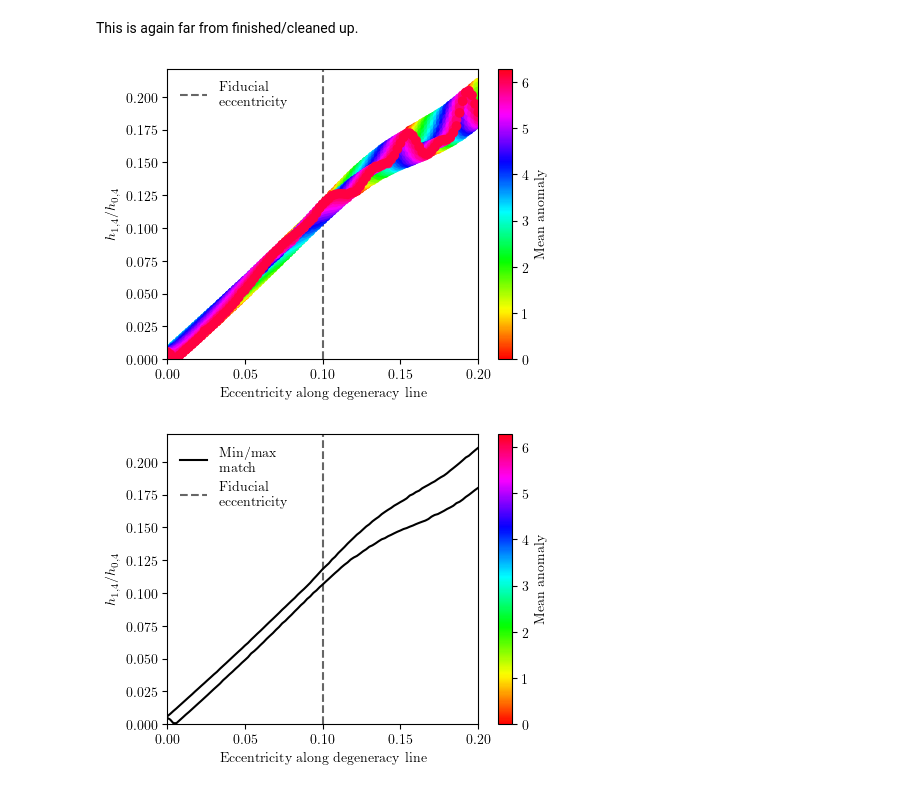
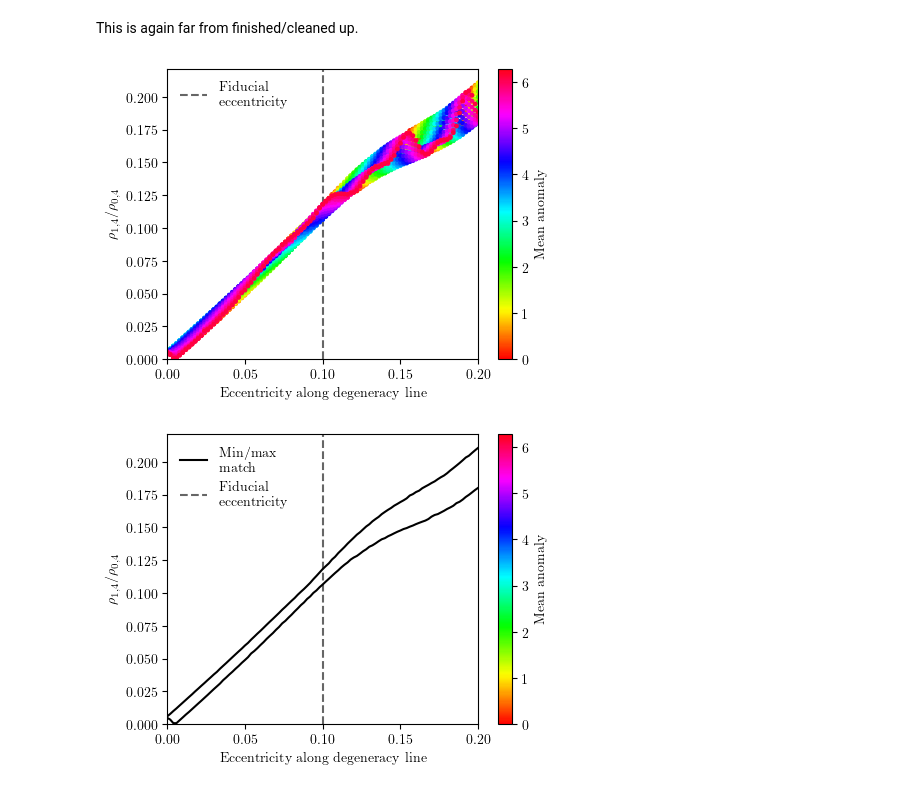
Before and after one commit to BenGPatterson/EccentricHarmonics, a Jupyter notebook: min_max_interp.ipynb, the cells around one changed output. Cells and saved outputs as stored; diff of their text form; code cells hidden in the pictures.

```diff
--- a/min_max_interp.ipynb
+++ b/min_max_interp.ipynb
@@ -19,21 +19,21 @@ param_vals=np.linspace(0,0.2,101)
 # %%
 # Plot individual points
 plt.figure(figsize=(0.75*6.4,0.75*4.8))
 MA_points = len(grid_data_20_30_5[30]['h2_h1'].T)
 for i, MA_line in enumerate(grid_data_20_30_5[30]['h2_h1'].T):
-    plt.scatter(param_vals, MA_line, c=np.full(len(MA_line), i*2*np.pi/MA_points), cmap='hsv', vmin=0, vmax=2*np.pi)
+    plt.scatter(param_vals, MA_line, c=np.full(len(MA_line), i*2*np.pi/MA_points), cmap='hsv', vmin=0, vmax=2*np.pi, s=6)
 plt.colorbar(label='Mean anomaly')
 plt.xlim(0, 0.2)
 plt.ylim(0,)
 ylims = plt.gca().get_ylim()
 plt.axvline(0.1, c='k', ls='dashed', alpha=0.6, label='Fiducial\neccentricity', zorder=-5)
 plt.legend(frameon=False)
 plt.xlabel('Eccentricity along degeneracy line')
-plt.ylabel('$h_{1,4}$/$h_{0,4}$')
+plt.ylabel(r'$\rho_{1,4} / \rho_{0,4}$')
 plt.tight_layout()
-plt.savefig('Figures/min_max_points.png', dpi=1000)
+# plt.savefig('Figures/min_max_points.png', dpi=1000)
 # %% [output]
-[figure, old version]
+[figure, new version]
 # %%
 # Plot min/max lines
 plt.figure(figsize=(0.75*6.4,0.75*4.8))
```
Also changed, not shown: parts of 1 cell of this notebook, 5 other files.
